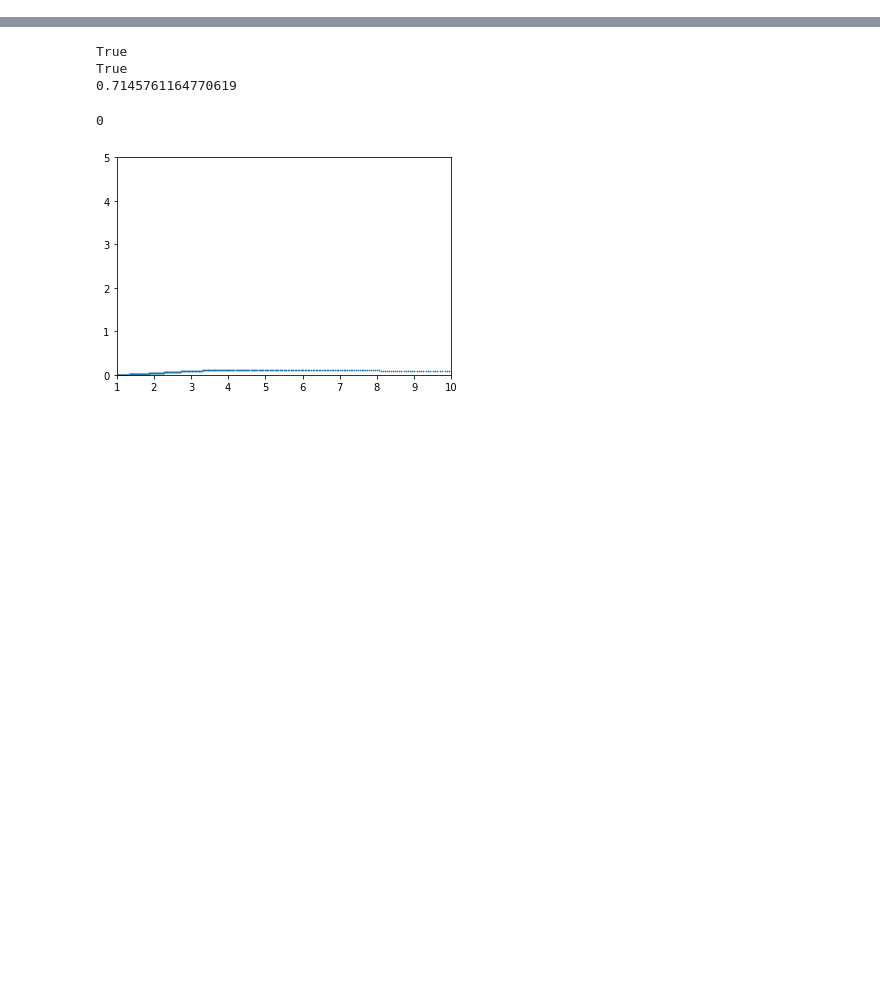
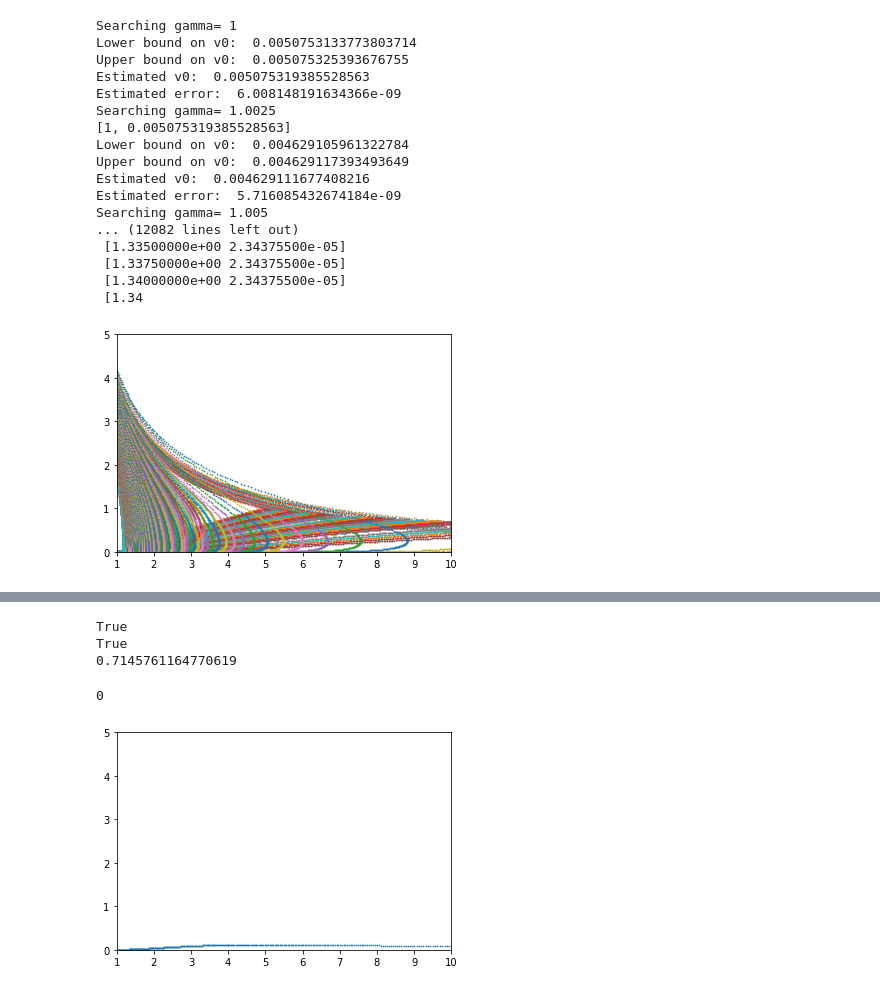
Before and after one commit to bnevs88/neutrino-winds, a Jupyter notebook: neutrino-winds/Adiabatic_wind_solver.ipynb, the cells around one changed output, grey strips where cells are left out. Saved outputs shown, nothing was run; the diff lists cells and outputs as text; code cells hidden in the pictures; blank space fills up the shorter version.

Commit message:
Implemented gamma search, got data through gamma=1.07ish

```diff
--- a/neutrino-winds/Adiabatic_wind_solver.ipynb
+++ b/neutrino-winds/Adiabatic_wind_solver.ipynb
@@ -52,0 +59,34 @@ Max iteration count exceeded in adaptation
+# %%
+%autoreload 2
+import numpy as np
+import matplotlib.pyplot as plt
+import Adiabatic_wind_solver as aws
+def gammaSearch(a=10):
+    gdata=np.array([])
+    error=False
+    g=1
+    i=0
+    lower=.001
+    upper=.006
+    delta=.0001
+    while not error and g<=5/3:
+        print("Searching gamma=",g)
+        s=aws.solver(g,10)
+        #gdata=np.array([])
+        if i==0:
+            gdata=[g,s.findV0(.001,.006,.0001)]
+        else:
+            try:
+                print(gdata)
+                gdata=np.vstack((gdata,[g,s.findV0(lower,upper,delta)]))
+            except ValueError:
+                lower=lower/10
+                upper=upper/2
+                delta=delta/10
+            except:
+                error=True
+                print("Error")
+        g=g+.0025
+        i=i+1
+    print(gdata)
+    return gdata
@@ -52,0 +103,21 @@ Max iteration count exceeded in adaptation
+# %%
+g=gammaSearch()
+# %% [output]
+Searching gamma= 1
+Lower bound on v0:  0.0050753133773803714
+Upper bound on v0:  0.005075325393676755
+Estimated v0:  0.005075319385528563
+Estimated error:  6.008148191634366e-09
+Searching gamma= 1.0025
+[1, 0.005075319385528563]
+Lower bound on v0:  0.004629105961322784
+Upper bound on v0:  0.004629117393493649
+Estimated v0:  0.004629111677408216
+Estimated error:  5.716085432674184e-09
+Searching gamma= 1.005
+... (12082 lines left out)
+ [1.33500000e+00 2.34375500e-05]
+ [1.33750000e+00 2.34375500e-05]
+ [1.34000000e+00 2.34375500e-05]
+ [1.34
+[figure, added]
```
Also changed, not shown: parts of 8 cells of this notebook, 1 other file.
